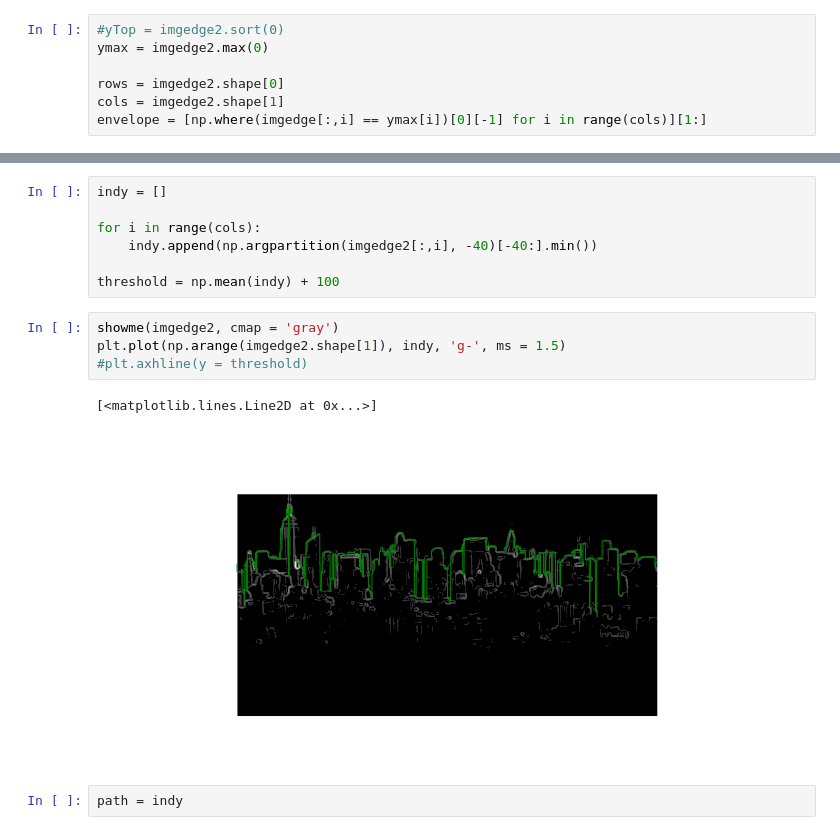
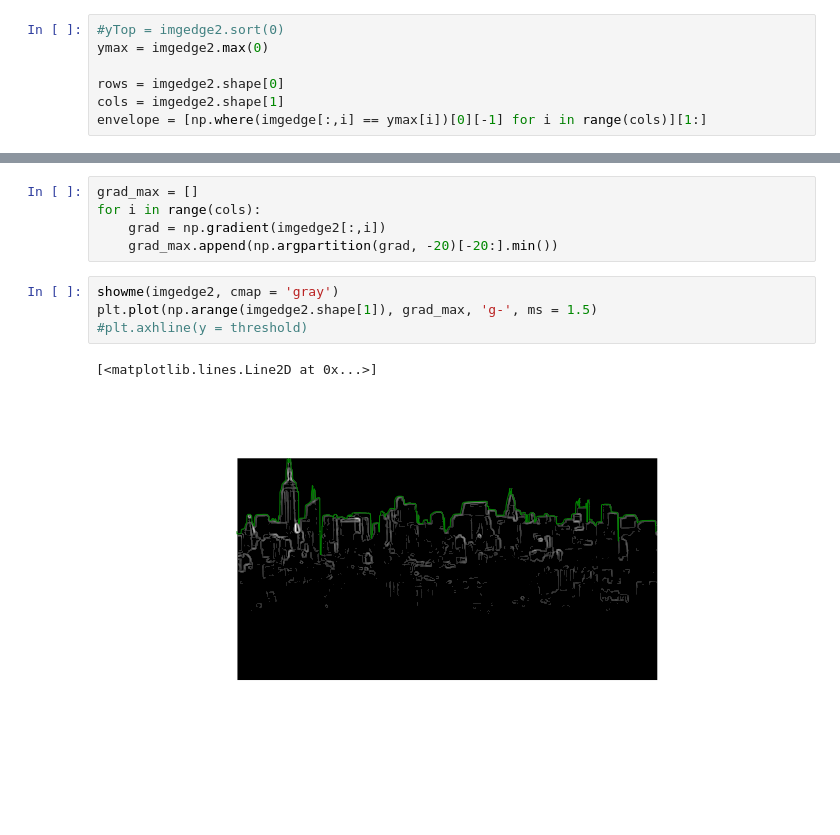
Before and after one commit to gdobler/cuip, a Jupyter notebook: cuip/plumes/IlanImgProc/imgProc1.ipynb, the cells around one changed output, grey strips where cells are left out. Saved outputs shown, nothing was run; the diff lists cells and outputs as text; blank space fills up the shorter version.

```diff
--- a/cuip/plumes/IlanImgProc/imgProc1.ipynb
+++ b/cuip/plumes/IlanImgProc/imgProc1.ipynb
@@ -108,18 +108,14 @@ pl.plot(np.arange(imgedge2.shape[1])[1:], envelope, 'g.')
 [<matplotlib.lines.Line2D at 0x...>]
 [figure]
 # %%
-indy = []
-
+grad_max = []
 for i in range(cols):
-    indy.append(np.argpartition(imgedge2[:,i], -40)[-40:].min())
-
-threshold = np.mean(indy) + 100
+    grad = np.gradient(imgedge2[:,i])
+    grad_max.append(np.argpartition(grad, -20)[-20:].min())
 # %%
 showme(imgedge2, cmap = 'gray')
-plt.plot(np.arange(imgedge2.shape[1]), indy, 'g-', ms = 1.5)
+plt.plot(np.arange(imgedge2.shape[1]), grad_max, 'g-', ms = 1.5)
 #plt.axhline(y = threshold)
 # %% [output]
 [<matplotlib.lines.Line2D at 0x...>]
-[figure, old version]
+[figure, new version]
-# %%
-path = indy
```
Also changed, not shown: parts of 4 cells of this notebook.
